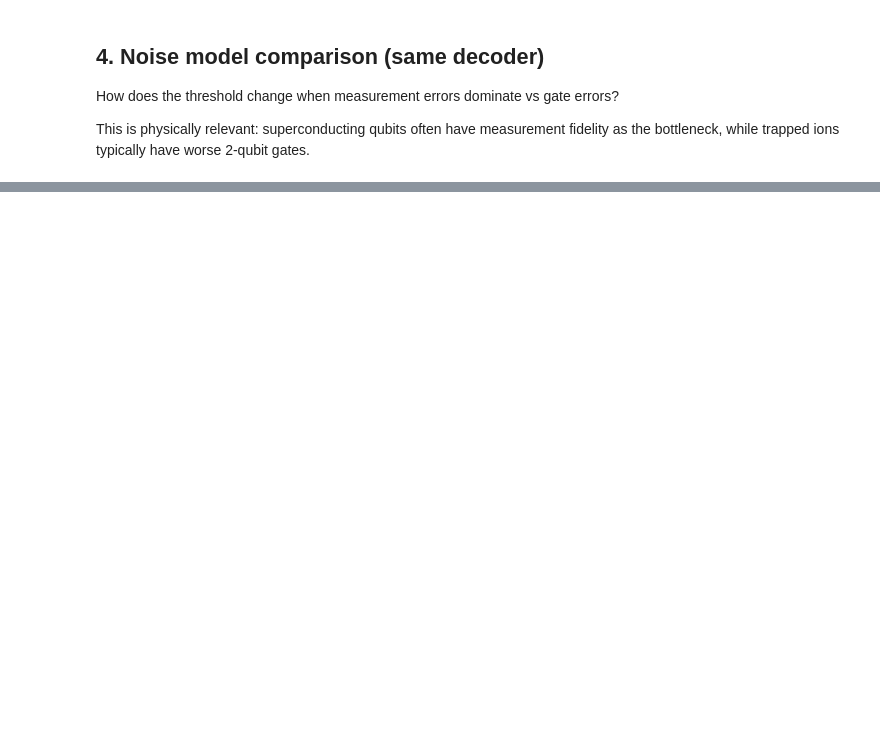
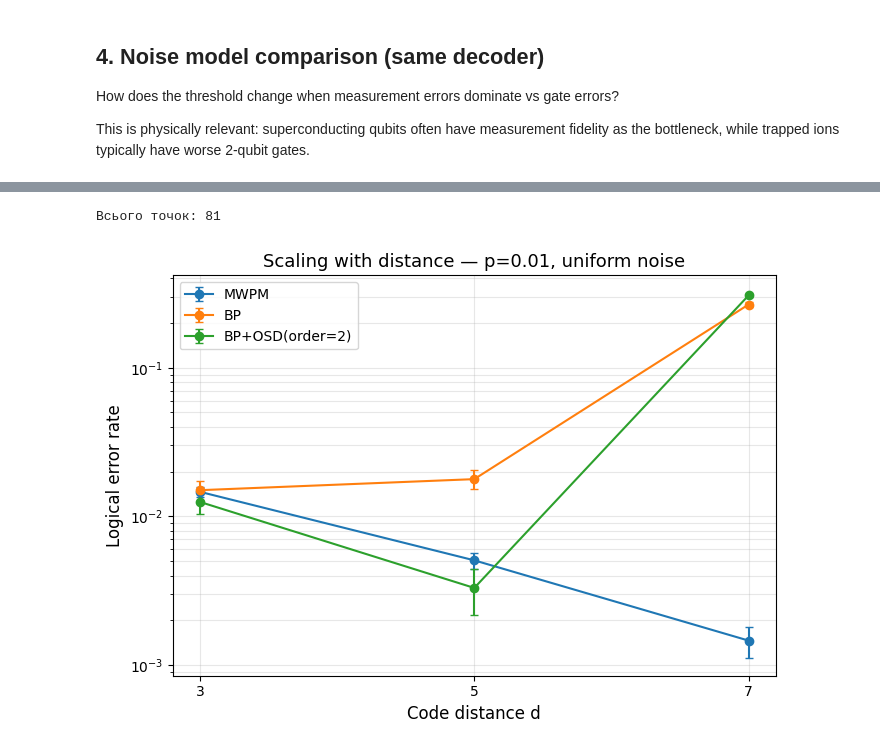
Before and after one commit to qvazarius648/surface-code-decoders, a Jupyter notebook: 01_pipeline_demo.ipynb, the cells around one changed output, grey strips where cells are left out. Drawn from its saved outputs; the diff is of its cells as text; code cells hidden in the pictures; blank space fills up the shorter version.

Commit message:
decoder comparison: MWPM vs BP vs BP+OSD, scaling with distance

```diff
--- a/01_pipeline_demo.ipynb
+++ b/01_pipeline_demo.ipynb
@@ -331,0 +351,40 @@ print(f"Всього точок: {len(df_all)}")
+# %%
+import pandas as pd
+
+df_all = pd.concat([df_mwpm, df_bp], ignore_index=True)
+print(f"Всього точок: {len(df_all)}")
+# %% [output]
+Всього точок: 81
+# %%
+def plot_scaling_with_distance(df, noise_level, title):
+    fig, ax = plt.subplots(figsize=(7, 5))
+
+    for decoder_name in df['decoder_name'].unique():
+        sub = df[
+            (df['decoder_name'] == decoder_name) &
+            (df['noise_level'] == noise_level)
+        ].sort_values('distance')
+        ax.errorbar(
+            sub['distance'],
+            sub['logical_error_rate'],
+            yerr=sub['error_bar'],
+            marker='o', capsize=3, label=decoder_name
+        )
+
+    ax.set_yscale('log')
+    ax.set_xlabel('Code distance d', fontsize=12)
+    ax.set_ylabel('Logical error rate', fontsize=12)
+    ax.set_title(title, fontsize=13)
+    ax.set_xticks([3, 5, 7])
+    ax.legend()
+    ax.grid(True, which='both', alpha=0.3)
+    plt.tight_layout()
+    plt.show()
+
+plot_scaling_with_distance(
+    df_all,
+    noise_level=0.01,
+    title='Scaling with distance — p=0.01, uniform noise'
+)
+# %% [output]
+[figure, added]
```
Also changed, not shown: parts of 8 cells of this notebook.
